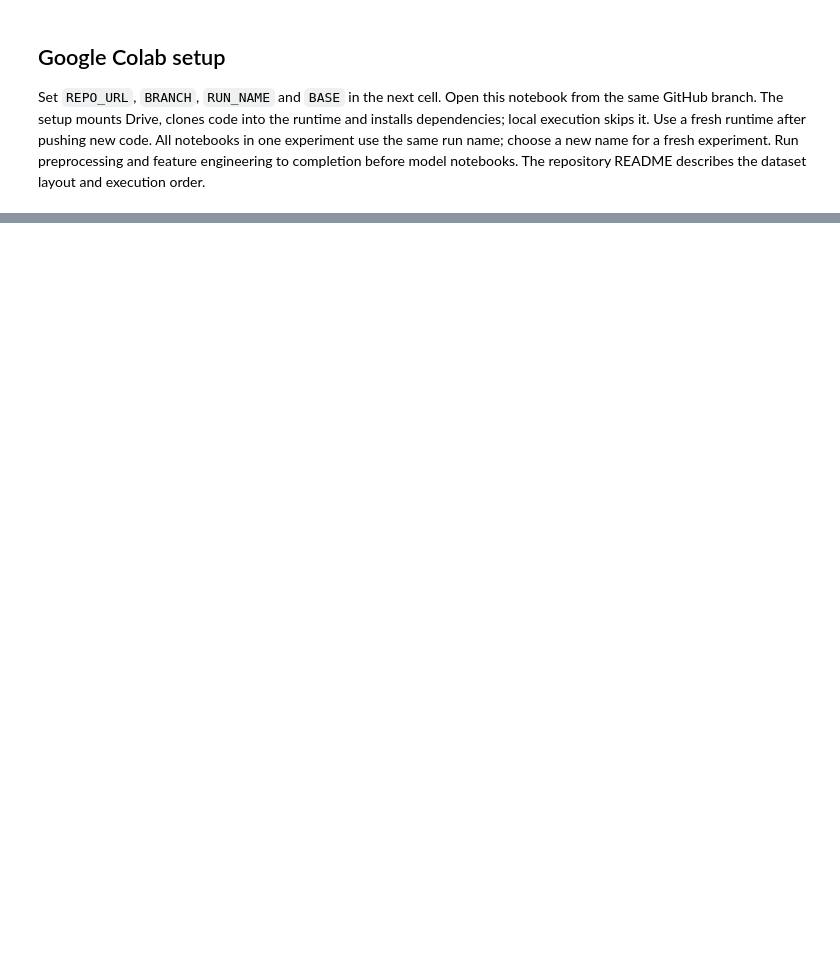
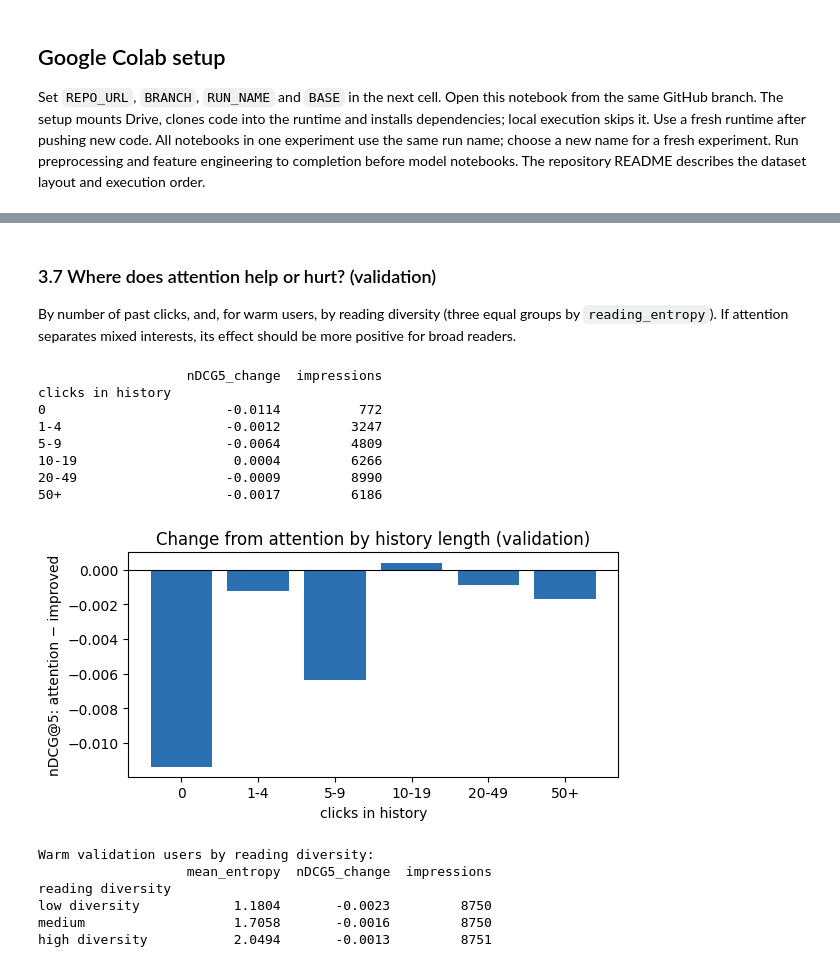
Before and after one commit to nguyenvanminh281005/bt4222-group12, a Jupyter notebook: models/6_mlp/6_1_mlp.ipynb, the cells around one changed output, grey strips where cells are left out. Saved outputs shown, nothing was run; the diff lists cells and outputs as text; code cells hidden in the pictures; blank space fills up the shorter version.

```diff
--- a/models/6_mlp/6_1_mlp.ipynb
+++ b/models/6_mlp/6_1_mlp.ipynb
@@ -2322,0 +1617,52 @@ Outputs: ['ablation_runs', 'run_config.json', 'test_vs_baselines.csv']
+# %% [markdown]
+### 3.7 Where does attention help or hurt? (validation)
+By number of past clicks, and, for warm users, by reading diversity (three equal groups by `reading_entropy`). If attention separates mixed interests, its effect should be more positive for broad readers.
+# %%
+gain = VAL_PER_IMP["attention_mlp"]["nDCG@5"].values - VAL_PER_IMP["improved_mlp"]["nDCG@5"].values
+buckets = pd.cut(
+    A["val"]["hist_len"], [-1, 0, 4, 9, 19, 49, np.inf], labels=["0", "1-4", "5-9", "10-19", "20-49", "50+"]
+)
+by_length = (
+    pd.DataFrame({"clicks in history": buckets, "gain": gain})
+    .groupby("clicks in history", observed=False)["gain"]
+    .agg(nDCG5_change="mean", impressions="size")
+)
+print(by_length.to_string())
+by_length.to_csv(os.path.join(S3_OUT, "change_by_history_val.csv"))
+plt.figure(figsize=(6, 3.2))
+plt.bar(by_length.index.astype(str), by_length["nDCG5_change"], color="#2a6fb0")
+plt.axhline(0, color="black", lw=0.8)
+plt.xlabel("clicks in history")
+plt.ylabel("nDCG@5: attention − improved")
+plt.title("Change from attention by history length (validation)")
+plt.tight_layout()
+plt.show()
+
+Av = A["val"]
+warm = Av["hist_len"] >= SPARSE_MAX
+entropy = profiles["reading_entropy"].values[Av["prof"]][warm]
+third = pd.qcut(pd.Series(entropy).rank(method="first"), 3, labels=["low diversity", "medium", "high diversity"])
+by_diversity = (
+    pd.DataFrame({"reading diversity": third.values, "entropy": entropy, "gain": gain[warm]})
+    .groupby("reading diversity", observed=False)
+    .agg(mean_entropy=("entropy", "mean"), nDCG5_change=("gain", "mean"), impressions=("gain", "size"))
+)
+print("\nWarm validation users by reading diversity:")
+print(by_diversity.to_string())
+by_diversity.to_csv(os.path.join(S3_OUT, "change_by_diversity_val.csv"))
+# %% [output]
+                   nDCG5_change  impressions
+clicks in history
+0                       -0.0114          772
+1-4                     -0.0012         3247
+5-9                     -0.0064         4809
+10-19                    0.0004         6266
+20-49                   -0.0009         8990
+50+                     -0.0017         6186
+[figure, added]
+Warm validation users by reading diversity:
+                   mean_entropy  nDCG5_change  impressions
+reading diversity
+low diversity            1.1804       -0.0023         8750
+medium                   1.7058       -0.0016         8750
+high diversity           2.0494       -0.0013         8751
```
Also changed, not shown: parts of 125 cells of this notebook, 2 other files.
